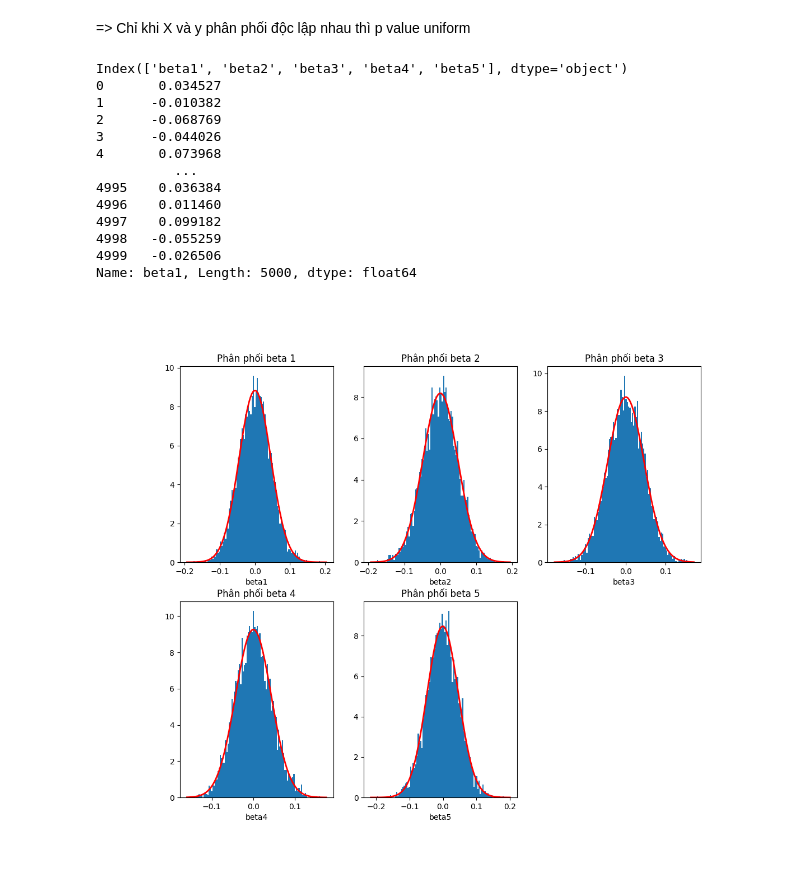
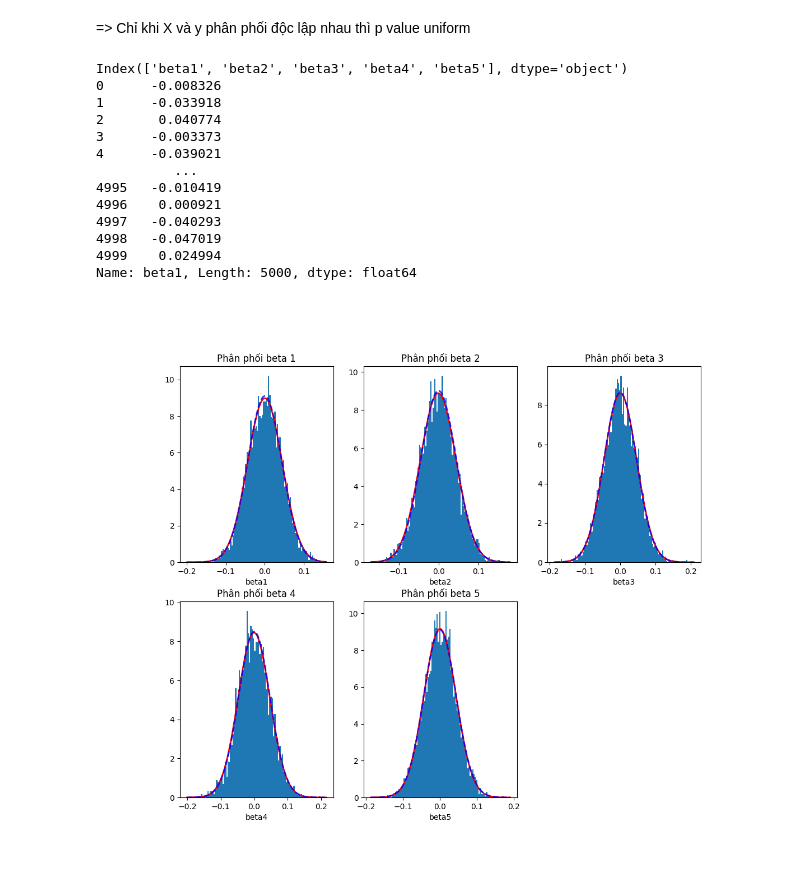
Before and after one commit to badaycona/TryBotasaurus, a Jupyter notebook: linear_regression.ipynb, the cells around one changed output. Saved outputs shown, nothing was run; the diff lists cells and outputs as text; code cells hidden in the pictures.

```diff
--- a/linear_regression.ipynb
+++ b/linear_regression.ipynb
@@ -21,25 +21,28 @@ X là ma trận chứa p feature tương ứng với quan sát y
 n = 500
 p = 5
 iter = 5000
+std_noise = 1
+std_squared_noise = std_noise ** 2
+X = np.random.normal(0, 1, size = (n, p))
+X = sm.add_constant(X)
+
+var_beta_hat = std_squared_noise * np.linalg.inv(X.T @ X)
+std_each_beta_hat = np.sqrt(np.diag(var_beta_hat))
 
 
-# X = np.random.normal(size = (n, p))
-# y = np.random.normal(size = (n, 1))
-# X = sm.add_constant(X)
-def create_data(n, p):
-    mu = 10
-    noise = np.random.normal(0, 1, size = (n, 1))
+
+def create_data(n, p, std_noise = 1):
+    mu = 0
+    noise = np.random.normal(0, std_noise, size = (n, 1))
     y = mu + noise
     return y
 
-X = np.random.normal(0, 1, size = (n, p))
-X = sm.add_constant(X)
+
 
 def model_fit(n, p):
     y = create_data(n, p)
     global X
     beta_hat = np.linalg.inv(X.T @ X) @ X.T @ y
-
     return X, y, beta_hat
 
 
@@ -101,36 +104,40 @@ plt.tight_layout()
 # %%
 fig, axes = plt.subplots(2, 3, figsize = (12,10))
 axes = axes.flatten()
 beta_hat_df = pd.DataFrame(beta_hat_list, columns = ['Intercept'] + [f'beta{i + 1}' for i in range(p)])
 
 slope_columns = beta_hat_df.columns[1:]
 print(slope_columns)
 print(beta_hat_df['beta1'])
 for idx, col in enumerate(slope_columns):
     axes[idx].hist(beta_hat_df[col],bins = 100,density = True)
     axes[idx].set_title(f'Phân phối beta {idx + 1}')
     axes[idx].set_xlabel(slope_columns[idx])
 
     mu, std = norm.fit(beta_hat_df[col])
     xmin, xmax = axes[idx].get_xlim()
     x_norm = np.linspace(xmin, xmax, 100)
     p_norm = norm.pdf(x_norm, mu, std)
 
-    axes[idx].plot(x_norm, p_norm, 'r-', linewidth=2, label=f'Fit N({mu:.2f}, {std:.2f})')
+    mu_the, std_the = 0, std_each_beta_hat[idx + 1]
+    p_norm_the = norm.pdf(x_norm, mu_the, std_the)
 
+
+    axes[idx].plot(x_norm, p_norm, 'r-', linewidth=2)
+    axes[idx].plot(x_norm, p_norm_the, 'b--', linewidth=2, alpha = 0.8)
 plt.delaxes(axes[5])
 # %% [output]
 Index(['beta1', 'beta2', 'beta3', 'beta4', 'beta5'], dtype='object')
-0       0.034527
-1      -0.010382
-2      -0.068769
-3      -0.044026
-4       0.073968
+0      -0.008326
+1      -0.033918
+2       0.040774
+3      -0.003373
+4      -0.039021
           ...
-4995    0.036384
-4996    0.011460
-4997    0.099182
-4998   -0.055259
-4999   -0.026506
+4995   -0.010419
+4996    0.000921
+4997   -0.040293
+4998   -0.047019
+4999    0.024994
 Name: beta1, Length: 5000, dtype: float64
-[figure, old version]
+[figure, new version]
```
Also changed, not shown: 2 other files.
